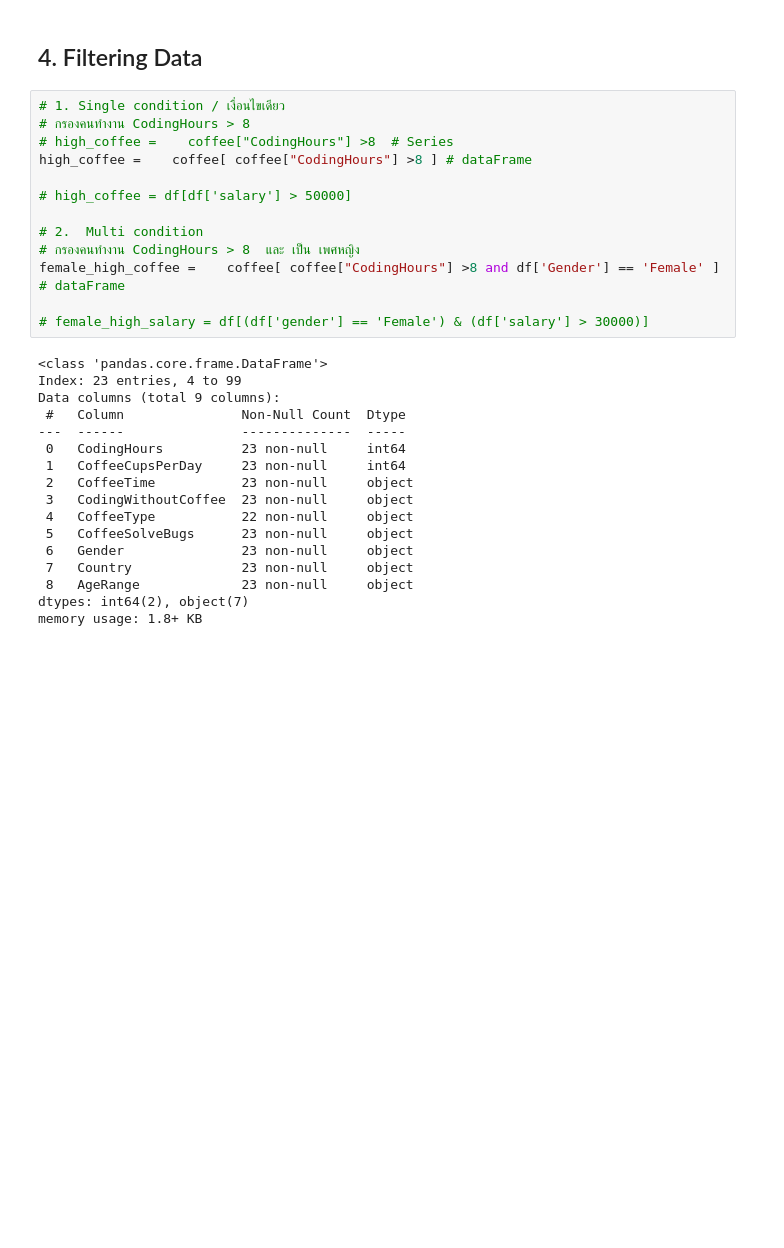
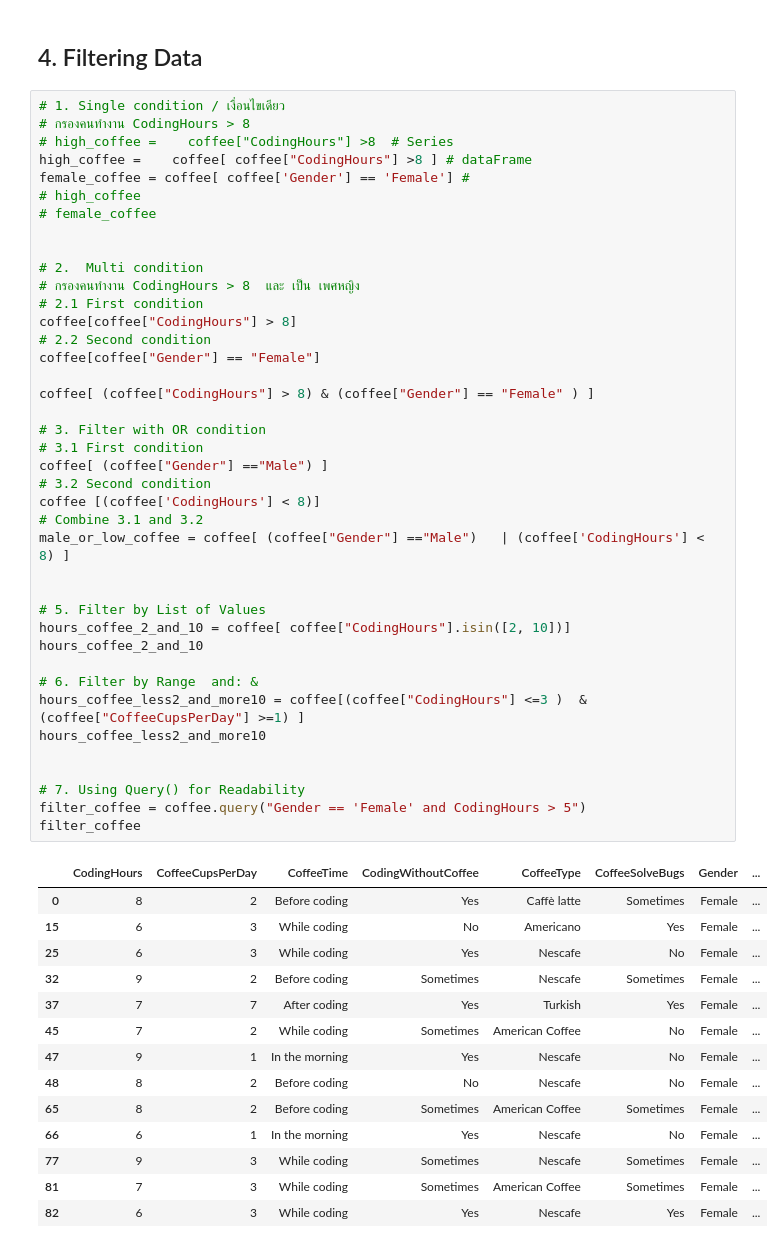
Before and after one commit to M-Sitthikorn/DataMining, a Jupyter notebook: 3. Pandas/pandas_tutorial.ipynb, the cells around one changed output. Cells and saved outputs as stored; diff of their text form; blank space fills up the shorter version.

Commit message:
Managing DataFrame with pandas:

```diff
--- a/3. Pandas/pandas_tutorial.ipynb
+++ b/3. Pandas/pandas_tutorial.ipynb
@@ -98,30 +203,55 @@ coffee.loc[ 14:49, [ 'CoffeeTime', 'CodingWithoutCoffee', 'CoffeeType', 'CoffeeS
 # %%
 # 1. Single condition / เงื่อนไขเดียว
 # กรองคนทำงาน CodingHours > 8
 # high_coffee =    coffee["CodingHours"] >8  # Series
 high_coffee =    coffee[ coffee["CodingHours"] >8 ] # dataFrame
+female_coffee = coffee[ coffee['Gender'] == 'Female'] #
+# high_coffee
+# female_coffee
 
-# high_coffee = df[df['salary'] > 50000]
 
 # 2.  Multi condition
 # กรองคนทำงาน CodingHours > 8  และ เป็น เพศหญิง
-female_high_coffee =    coffee[ coffee["CodingHours"] >8 and df['Gender'] == 'Female' ] # dataFrame
+# 2.1 First condition
+coffee[coffee["CodingHours"] > 8]
+# 2.2 Second condition
+coffee[coffee["Gender"] == "Female"]
 
-# female_high_salary = df[(df['gender'] == 'Female') & (df['salary'] > 30000)]
+coffee[ (coffee["CodingHours"] > 8) & (coffee["Gender"] == "Female" ) ]
+
+# 3. Filter with OR condition
+# 3.1 First condition
+coffee[ (coffee["Gender"] =="Male") ]
+# 3.2 Second condition
+coffee [(coffee['CodingHours'] < 8)]
+# Combine 3.1 and 3.2
+male_or_low_coffee = coffee[ (coffee["Gender"] =="Male")   | (coffee['CodingHours'] < 8) ]
+
+
+# 5. Filter by List of Values
+hours_coffee_2_and_10 = coffee[ coffee["CodingHours"].isin([2, 10])]
+hours_coffee_2_and_10
+
+# 6. Filter by Range  and: &
+hours_coffee_less2_and_more10 = coffee[(coffee["CodingHours"] <=3 )  & (coffee["CoffeeCupsPerDay"] >=1) ]
+hours_coffee_less2_and_more10
+
+
+# 7. Using Query() for Readability
+filter_coffee = coffee.query("Gender == 'Female' and CodingHours > 5")
+filter_coffee
 # %% [output]
-<class 'pandas.core.frame.DataFrame'>
-Index: 23 entries, 4 to 99
-Data columns (total 9 columns):
- #   Column               Non-Null Count  Dtype
----  ------               --------------  -----
- 0   CodingHours          23 non-null     int64
- 1   CoffeeCupsPerDay     23 non-null     int64
- 2   CoffeeTime           23 non-null     object
- 3   CodingWithoutCoffee  23 non-null     object
- 4   CoffeeType           22 non-null     object
- 5   CoffeeSolveBugs      23 non-null     object
- 6   Gender               23 non-null     object
- 7   Country              23 non-null     object
- 8   AgeRange             23 non-null     object
-dtypes: int64(2), object(7)
-memory usage: 1.8+ KB
+|  | CodingHours | CoffeeCupsPerDay | CoffeeTime | CodingWithoutCoffee | CoffeeType | CoffeeSolveBugs | Gender | ... |
+| 0 | 8 | 2 | Before coding | Yes | Caffè latte | Sometimes | Female | ... |
+| 15 | 6 | 3 | While coding | No | Americano | Yes | Female | ... |
+| 25 | 6 | 3 | While coding | Yes | Nescafe | No | Female | ... |
+| 32 | 9 | 2 | Before coding | Sometimes | Nescafe | Sometimes | Female | ... |
+| 37 | 7 | 7 | After coding | Yes | Turkish | Yes | Female | ... |
+| 45 | 7 | 2 | While coding | Sometimes | American Coffee | No | Female | ... |
+| 47 | 9 | 1 | In the morning | Yes | Nescafe | No | Female | ... |
+| 48 | 8 | 2 | Before coding | No | Nescafe | No | Female | ... |
+| 65 | 8 | 2 | Before coding | Sometimes | American Coffee | Sometimes | Female | ... |
+| 66 | 6 | 1 | In the morning | Yes | Nescafe | No | Female | ... |
+| 77 | 9 | 3 | While coding | Sometimes | Nescafe | Sometimes | Female | ... |
+| 81 | 7 | 3 | While coding | Sometimes | American Coffee | Sometimes | Female | ... |
+| 82 | 6 | 3 | While coding | Yes | Nescafe | Yes | Female | ... |
```
Also changed, not shown: parts of 12 cells of this notebook.
